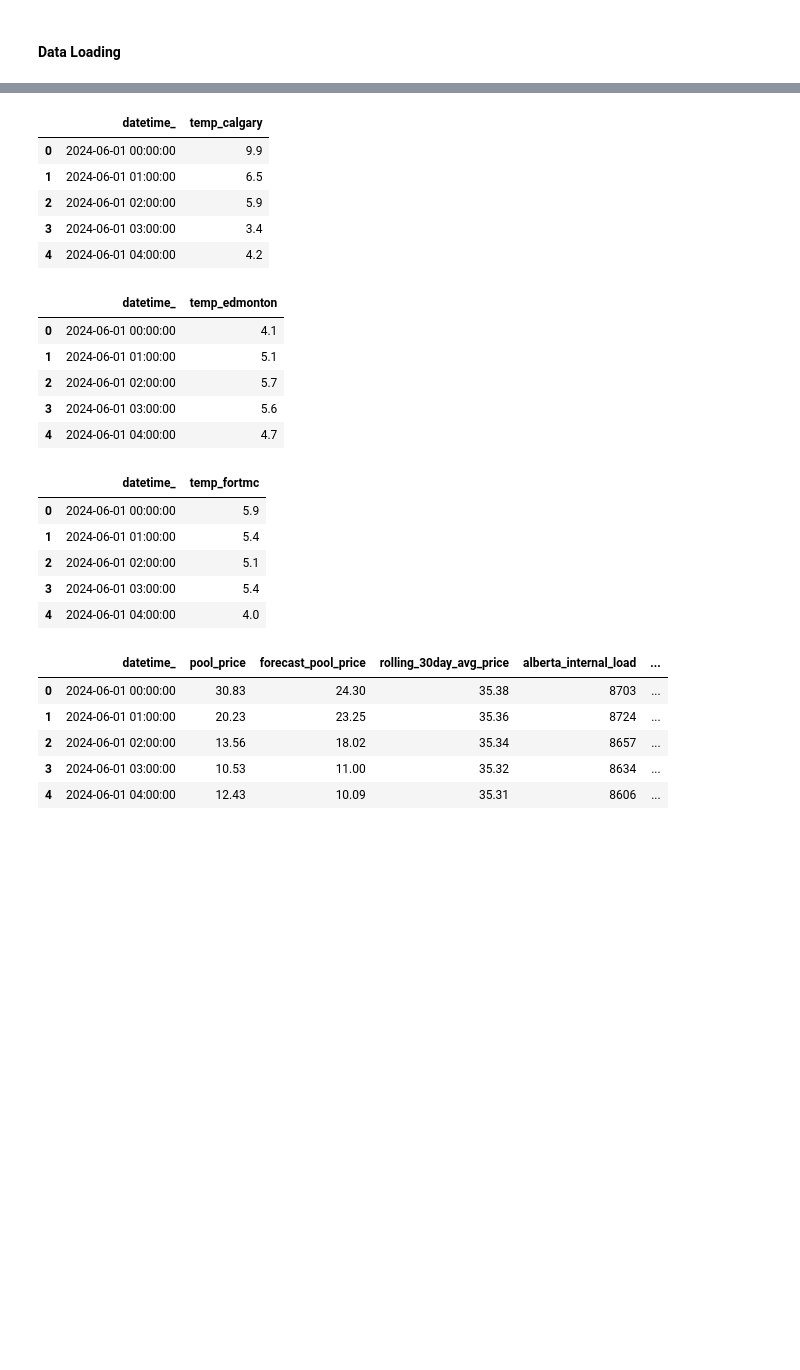
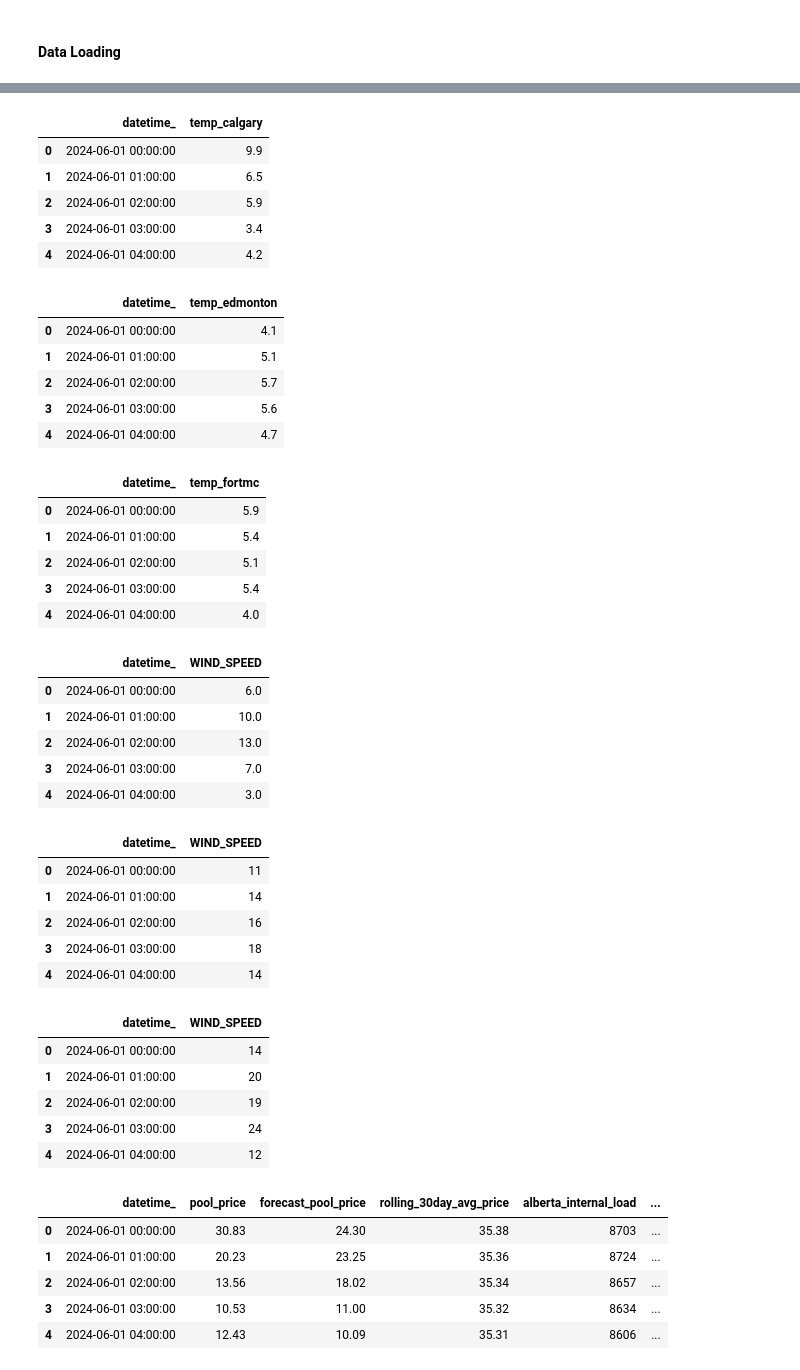
Before and after one commit to kevakba/BESS, a Jupyter notebook: Notebooks/data processing 2.ipynb, the cells around one changed output, grey strips where cells are left out. Cells and saved outputs as stored; diff of their text form; code cells hidden in the pictures; blank space fills up the shorter version.

```diff
--- a/Notebooks/data processing 2.ipynb
+++ b/Notebooks/data processing 2.ipynb
@@ -161,6 +215,12 @@ temp_calgary.rename(columns={'Timestamp_mst': 'datetime_', 'Temperature (degree
 temp_edmonton.rename(columns={'Timestamp_mst': 'datetime_', 'Temperature (degree C)':'temp_edmonton'}, inplace=True)
 
 temp_fortmc.rename(columns={'Timestamp_mst': 'datetime_', 'Temperature (degree C)':'temp_fortmc'}, inplace=True)
+
+ws_calgary.rename(columns={'Timestamp_mst': 'datetime_', 'Temperature (degree C)':'temp_calgary'}, inplace=True)
+
+ws_edmonton.rename(columns={'Timestamp_mst': 'datetime_', 'Temperature (degree C)':'temp_edmonton'}, inplace=True)
+
+ws_fortmc.rename(columns={'Timestamp_mst': 'datetime_', 'Temperature (degree C)':'temp_fortmc'}, inplace=True)
 # %%
 display(price.head())
 
@@ -170,6 +230,9 @@ display(wind.head())
 display(temp_calgary.head())
 display(temp_edmonton.head())
 display(temp_fortmc.head())
+display(ws_calgary.head())
+display(ws_edmonton.head())
+display(ws_fortmc.head())
 # %% [output]
 |  | datetime_ | pool_price | forecast_pool_price | rolling_30day_avg_price |
 | 0 | 2024-06-01 00:00 | 30.83 | 24.30 | 35.38 |
@@ -186,33 +249,51 @@ display(temp_fortmc.head())
 |  | datetime_ | solar_generation |
 | 0 | 2024-06-01 00:00:00 | 0.0 |
 | 1 | 2024-06-01 01:00:00 | 0.0 |
 | 2 | 2024-06-01 02:00:00 | 0.0 |
 | 3 | 2024-06-01 03:00:00 | 0.0 |
 | 4 | 2024-06-01 04:00:00 | 0.0 |
 |  | datetime_ | wind_generation |
 | 0 | 2024-06-01 00:00:00 | 1017.402785 |
 | 1 | 2024-06-01 01:00:00 | 1294.319027 |
 | 2 | 2024-06-01 02:00:00 | 1678.965264 |
 | 3 | 2024-06-01 03:00:00 | 1959.930783 |
 | 4 | 2024-06-01 04:00:00 | 1713.419408 |
 |  | datetime_ | temp_calgary |
 | 0 | 2024-06-01 00:00:00 | 9.9 |
 | 1 | 2024-06-01 01:00:00 | 6.5 |
 | 2 | 2024-06-01 02:00:00 | 5.9 |
 | 3 | 2024-06-01 03:00:00 | 3.4 |
 | 4 | 2024-06-01 04:00:00 | 4.2 |
 |  | datetime_ | temp_edmonton |
 | 0 | 2024-06-01 00:00:00 | 4.1 |
 | 1 | 2024-06-01 01:00:00 | 5.1 |
 | 2 | 2024-06-01 02:00:00 | 5.7 |
 | 3 | 2024-06-01 03:00:00 | 5.6 |
 | 4 | 2024-06-01 04:00:00 | 4.7 |
 |  | datetime_ | temp_fortmc |
 | 0 | 2024-06-01 00:00:00 | 5.9 |
 | 1 | 2024-06-01 01:00:00 | 5.4 |
 | 2 | 2024-06-01 02:00:00 | 5.1 |
 | 3 | 2024-06-01 03:00:00 | 5.4 |
 | 4 | 2024-06-01 04:00:00 | 4.0 |
+|  | datetime_ | WIND_SPEED |
+| 0 | 2024-06-01 00:00:00 | 6.0 |
+| 1 | 2024-06-01 01:00:00 | 10.0 |
+| 2 | 2024-06-01 02:00:00 | 13.0 |
+| 3 | 2024-06-01 03:00:00 | 7.0 |
+| 4 | 2024-06-01 04:00:00 | 3.0 |
+|  | datetime_ | WIND_SPEED |
+| 0 | 2024-06-01 00:00:00 | 11 |
+| 1 | 2024-06-01 01:00:00 | 14 |
+| 2 | 2024-06-01 02:00:00 | 16 |
+| 3 | 2024-06-01 03:00:00 | 18 |
+| 4 | 2024-06-01 04:00:00 | 14 |
+|  | datetime_ | WIND_SPEED |
+| 0 | 2024-06-01 00:00:00 | 14 |
+| 1 | 2024-06-01 01:00:00 | 20 |
+| 2 | 2024-06-01 02:00:00 | 19 |
+| 3 | 2024-06-01 03:00:00 | 24 |
+| 4 | 2024-06-01 04:00:00 | 12 |
 # %%
 # convert columns to datetime
 price['datetime_'] = pd.to_datetime(price['datetime_'])
```
Also changed, not shown: parts of 10 cells of this notebook, 1 other file.
